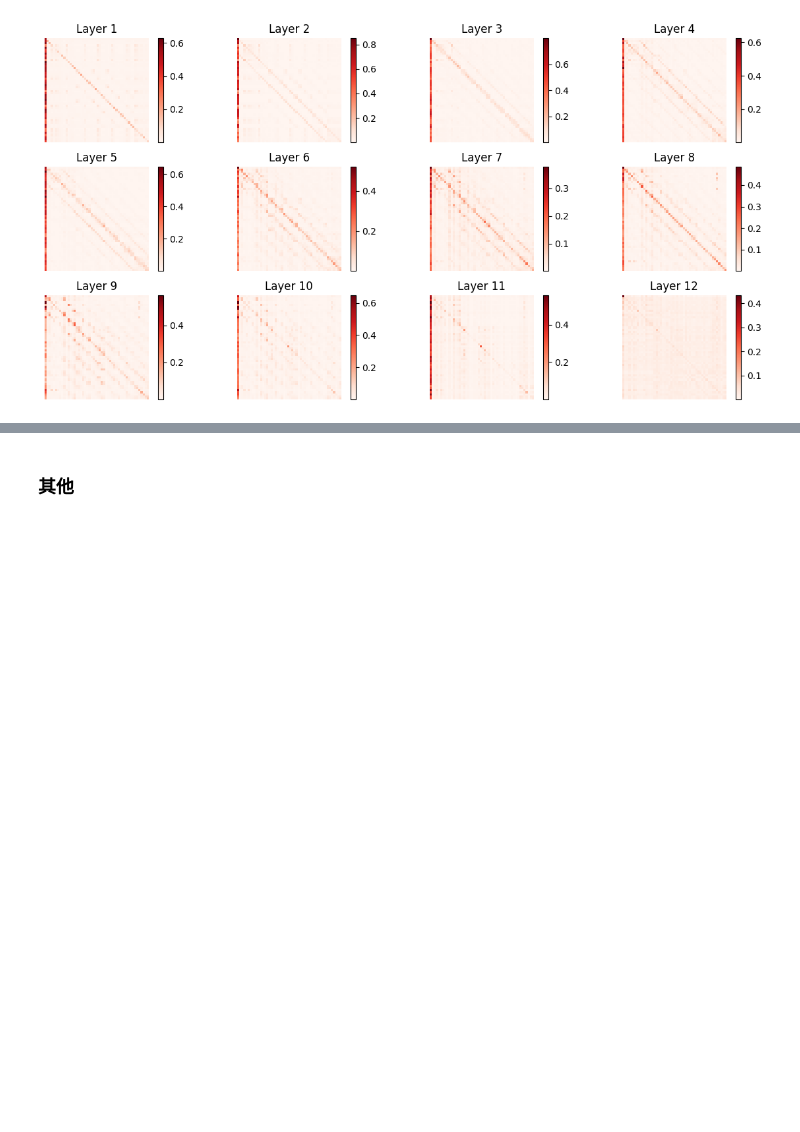
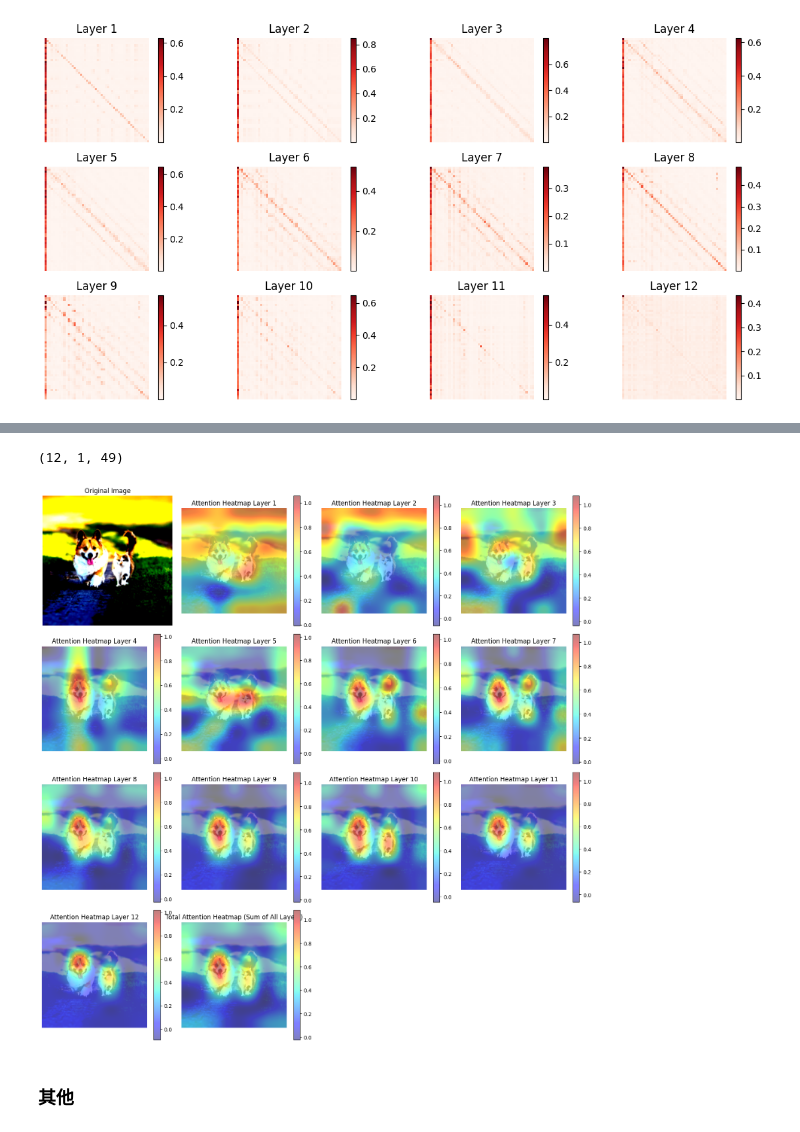
Before and after one commit to Codecode-X/N, a Jupyter notebook: test_clip.ipynb, the cells around one changed output, grey strips where cells are left out. Drawn from its saved outputs; the diff is of its cells as text; code cells hidden in the pictures; blank space fills up the shorter version.

```diff
--- a/test_clip.ipynb
+++ b/test_clip.ipynb
@@ -299,3 +300,10 @@ display_img_attn("exp/input_images/raw.png")
+# %%
+from tools.visualization import display_attn_weight, display_img_attn
+
+display_img_attn("exp/input_images/dogcat.png")
+# %% [output]
+(12, 1, 49)
+[figure, added]
 # %% [markdown]
 ### 其他
 # %% [markdown]
```
Also changed, not shown: parts of 1 cell of this notebook, 2 other files.
